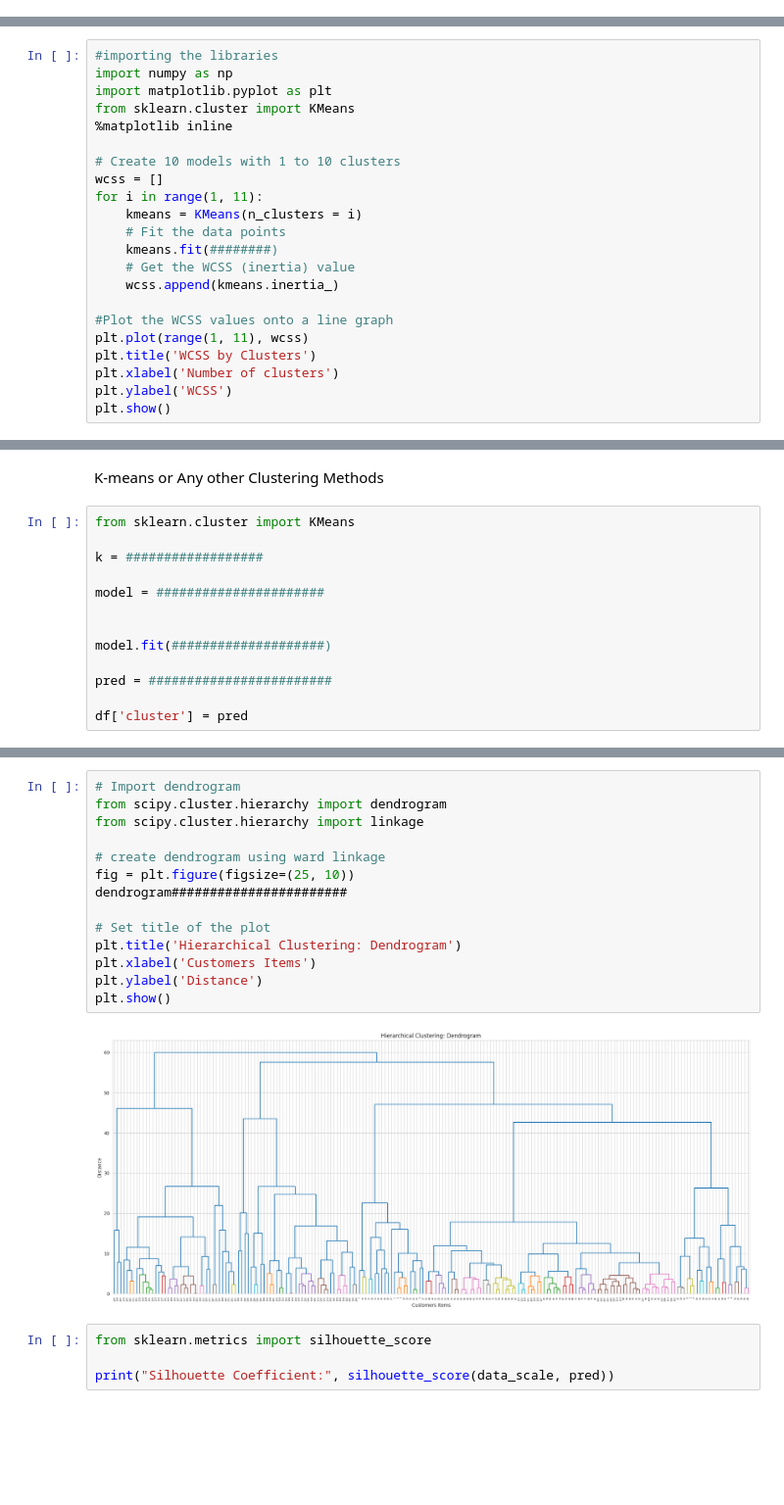
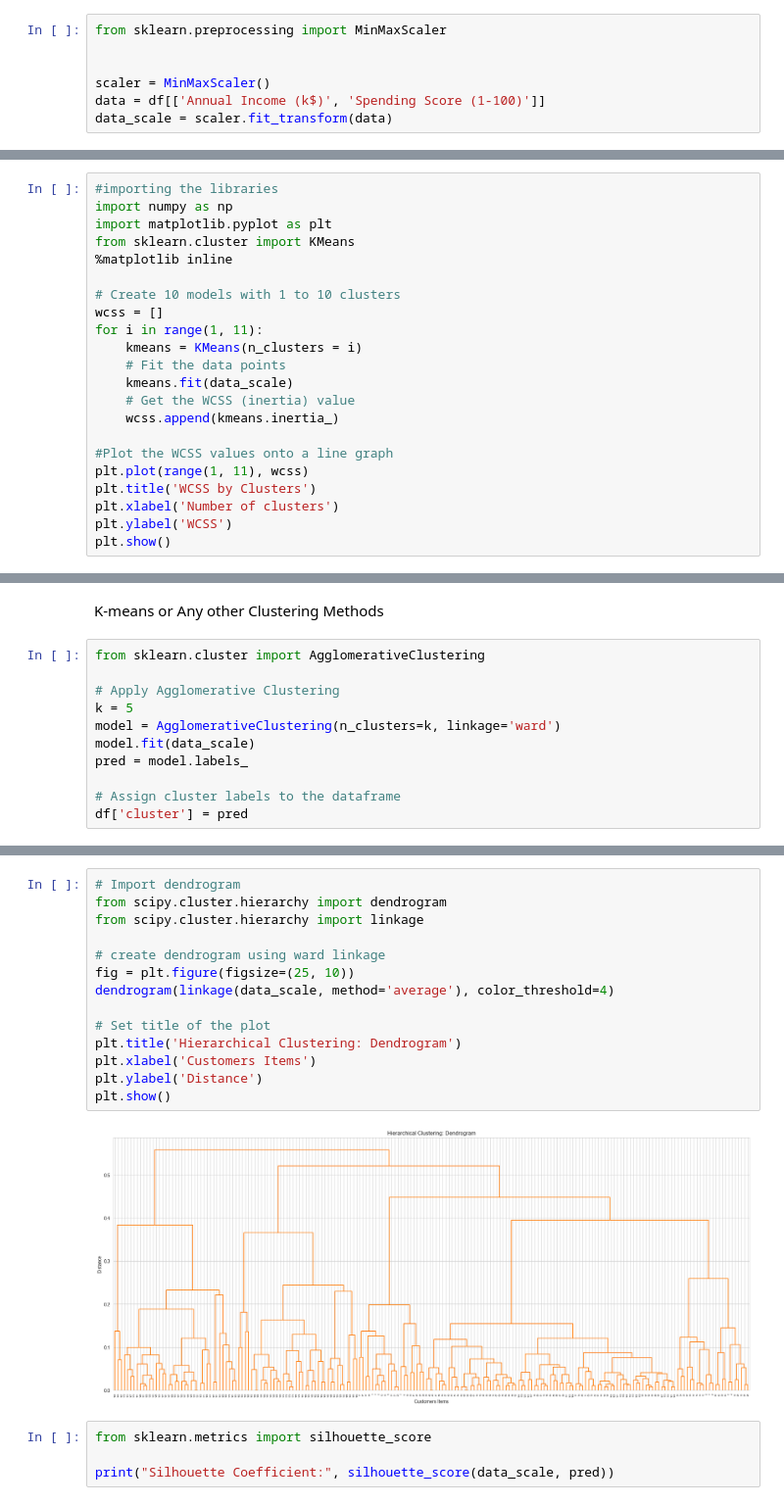
Before and after one commit to kim001hs/AI_introduction, a Jupyter notebook: [AI_Assignment3]_Clustering.ipynb, the cells around one changed output, grey strips where cells are left out. Shown at 98% size. Cells and saved outputs as stored; diff of their text form; blank space fills up the shorter version.

```diff
--- a/[AI_Assignment3]_Clustering.ipynb
+++ b/[AI_Assignment3]_Clustering.ipynb
@@ -235,3 +231,10 @@ data = ################
+# %%
+from sklearn.preprocessing import MinMaxScaler
+
+
+scaler = MinMaxScaler()
+data = df[['Annual Income (k$)', 'Spending Score (1-100)']]
+data_scale = scaler.fit_transform(data)
 # %% [markdown]
 ## Elbow analysis with K-MEANS
 # %%
@@ -246,7 +249,7 @@ wcss = []
 for i in range(1, 11):
     kmeans = KMeans(n_clusters = i)
     # Fit the data points
-    kmeans.fit(########)
+    kmeans.fit(data_scale)
     # Get the WCSS (inertia) value
     wcss.append(kmeans.inertia_)
 
@@ -261,17 +264,15 @@ plt.show()
 # %% [markdown]
 K-means or Any other Clustering Methods
 # %%
-from sklearn.cluster import KMeans
+from sklearn.cluster import AgglomerativeClustering
 
-k = ##################
+# Apply Agglomerative Clustering
+k = 5
+model = AgglomerativeClustering(n_clusters=k, linkage='ward')
+model.fit(data_scale)
+pred = model.labels_
 
-model = ######################
-
-
-model.fit(####################)
-
-pred = ########################
-
+# Assign cluster labels to the dataframe
 df['cluster'] = pred
 # %%
 import matplotlib.pyplot as plt
@@ -283,19 +284,19 @@ sns.scatterplot##############
 # %%
 # Import dendrogram
 from scipy.cluster.hierarchy import dendrogram
 from scipy.cluster.hierarchy import linkage
 
 # create dendrogram using ward linkage
 fig = plt.figure(figsize=(25, 10))
-dendrogram#######################
+dendrogram(linkage(data_scale, method='average'), color_threshold=4)
 
 # Set title of the plot
 plt.title('Hierarchical Clustering: Dendrogram')
 plt.xlabel('Customers Items')
 plt.ylabel('Distance')
 plt.show()
 # %% [output]
-[figure, old version]
+[figure, new version]
 # %%
 from sklearn.metrics import silhouette_score
 
```
Also changed, not shown: parts of 10 cells of this notebook, 2 other files.
